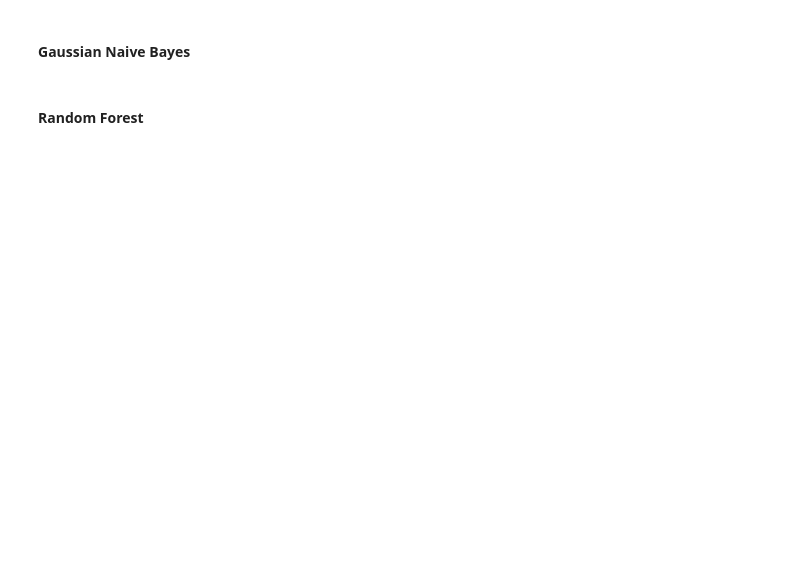
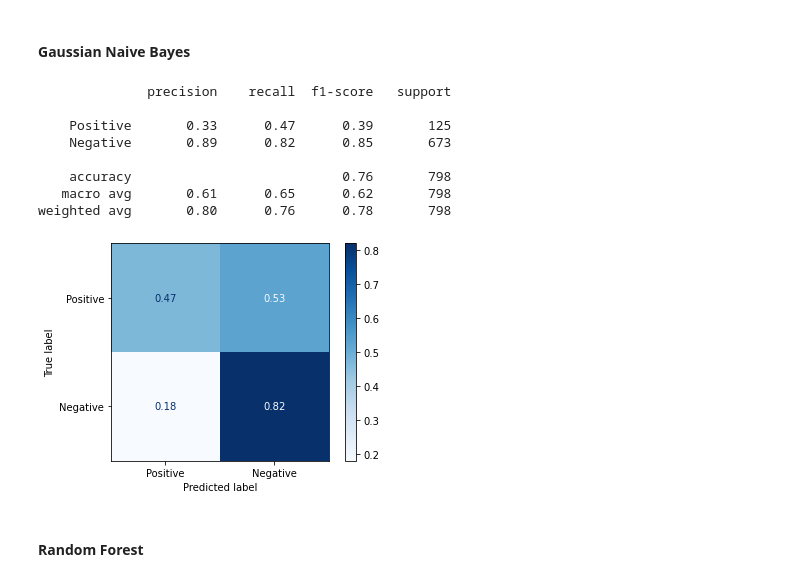
Before and after one commit to RMcAr/dsc-phase-4-project, a Jupyter notebook: 3. Modelling, Validation, and Concluding Statements.ipynb, the cells around one changed output. Saved outputs shown, nothing was run; the diff lists cells and outputs as text; code cells hidden in the pictures; blank space fills up the shorter version.

```diff
--- a/3. Modelling, Validation, and Concluding Statements.ipynb
+++ b/3. Modelling, Validation, and Concluding Statements.ipynb
@@ -278,9 +313,19 @@ evaluate_model(y_test, y_pred, X_test_tfidf, clf = NB, classes = ['Positive', 'N
 #### Gaussian Naive Bayes
 # %%
 # Gaussian Naive Bayes()
-GNB.fit(X_train_tfidf_sm.toarray(), y_train_sm)
+GNB.fit(X_train_tfidf.toarray(), y_train)
 y_pred = GNB.predict(X_test_tfidf.toarray())
 evaluate_model(y_test, y_pred, X_test_tfidf.toarray(), clf = GNB, classes = ['Positive', 'Negative'])
+# %% [output]
+              precision    recall  f1-score   support
+
+    Positive       0.33      0.47      0.39       125
+    Negative       0.89      0.82      0.85       673
+
+    accuracy                           0.76       798
+   macro avg       0.61      0.65      0.62       798
+weighted avg       0.80      0.76      0.78       798
+[figure, added]
 # %% [markdown]
 #### Random Forest
 # %%
```
Also changed, not shown: parts of 12 cells of this notebook, 1 other file.
